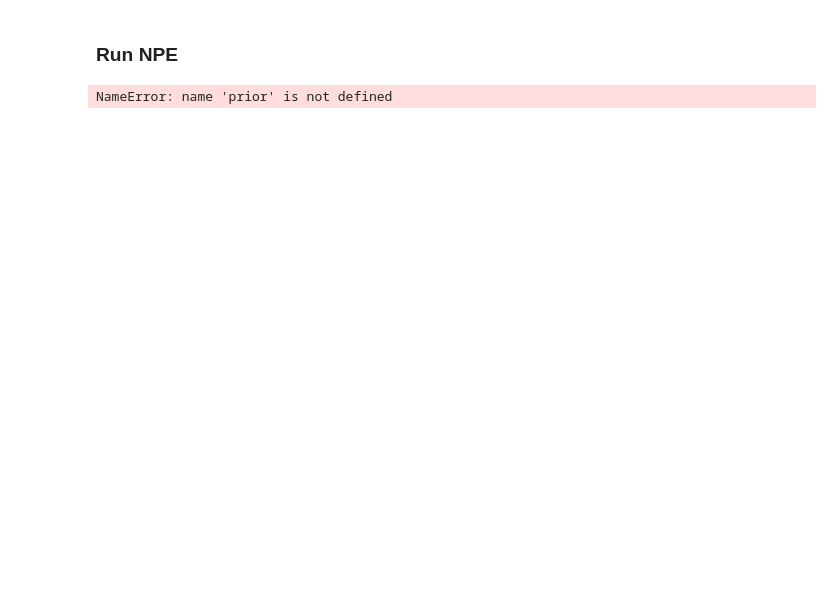
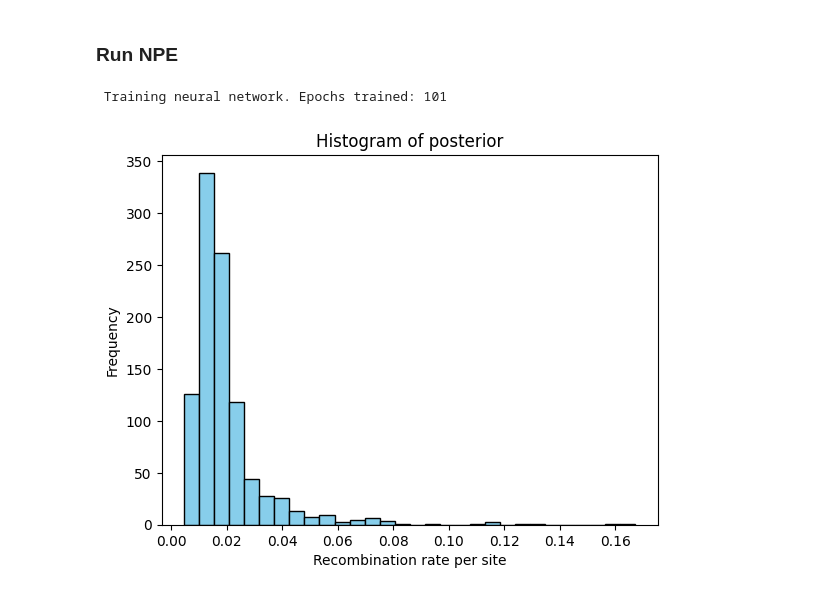
Before and after one commit to haochu-liu/likelihood-free, a Jupyter notebook: python/run_ClonalOrigin_sbi.ipynb, the cells around one changed output. Saved outputs shown, nothing was run; the diff lists cells and outputs as text; code cells hidden in the pictures; blank space fills up the shorter version.

```diff
--- a/python/run_ClonalOrigin_sbi.ipynb
+++ b/python/run_ClonalOrigin_sbi.ipynb
@@ -163,6 +160,7 @@ tensor([[1.4161e-01, 5.7735e+01, 1.0255e-01],
 # %%
 x = np.loadtxt('../data/ClonalOrigin/x_10000.csv', delimiter=",")
 x = torch.tensor(x, device=torch_device)
+x = x.to(torch.float32)
 x_numpy = x.cpu().numpy()
 x
 # %% [output]
@@ -182,7 +188,12 @@ tensor([[1.6565e-02, 1.1862e-02, 1.0331e-02,  ..., 3.3000e-02, 3.4000e-02,
 # %% [markdown]
 ### Run NPE
+# %%
+prior = BoxUniform(
+    low=torch.tensor([0.0, 1.0, 0.0], device=torch_device),
+    high=torch.tensor([0.2, 500.0, 0.2], device=torch_device),
+    device=torch_device
+)
 # %%
-simulation_budget = 5000
 seed = 100
 num_posterior_samples=1000
 learning_rate = 0.0005
@@ -190,5 +201,21 @@ learning_rate = 0.0005
 inference = NPE_C(prior=prior, density_estimator="nsf", device=torch_device)
 torch.manual_seed(seed)
 np.random.seed(seed)
-# %% [output]
-NameError: name 'prior' is not defined
+# %%
+density_estimator = inference.append_simulations(theta, x).train(
+    max_num_epochs=100, learning_rate=learning_rate
+)
+posterior = inference.build_posterior(density_estimator).set_default_x(x_o)
+# %% [output]
+ Training neural network. Epochs trained: 101
+# %%
+theta_trained = posterior.sample((num_posterior_samples,), x=x_o)
+theta_trained_numpy = theta_trained.cpu().numpy()
+# %%
+plt.hist(theta_trained_numpy[:, 0], bins=30, color='skyblue', edgecolor='black')
+plt.xlabel('Recombination rate per site')
+plt.ylabel('Frequency')
+plt.title('Histogram of posterior')
+plt.show()
+# %% [output]
+[figure, added]
```
Also changed, not shown: parts of 9 cells of this notebook, 1 other file.
